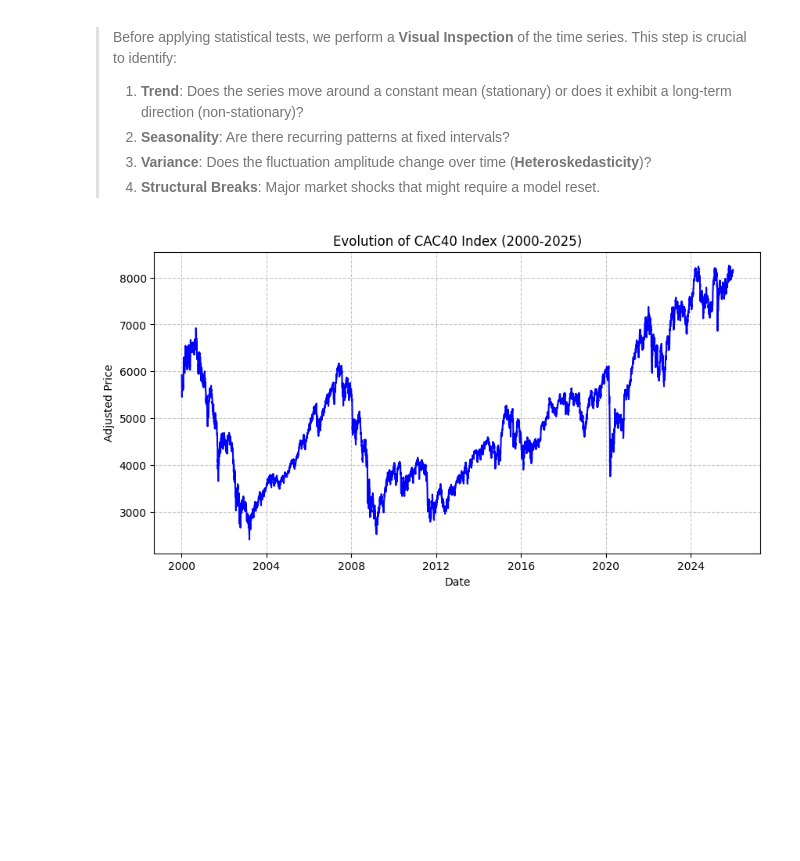
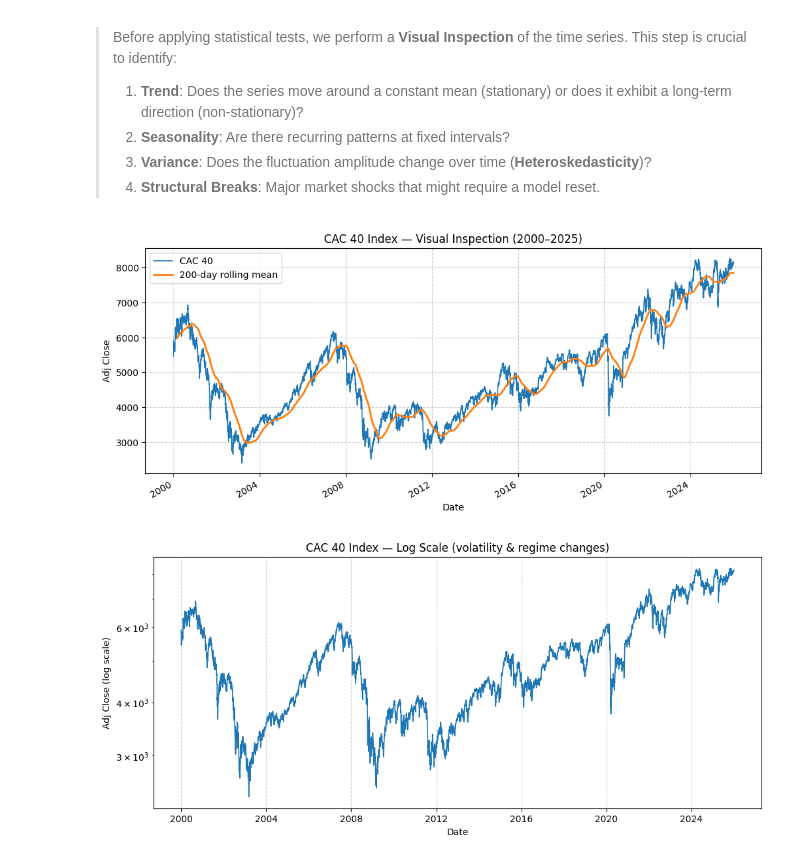
Before and after one commit to horrorin/trading-lab, a Jupyter notebook: notebooks/00_analysis/00_CAC40.ipynb, the cells around one changed output. Cells and saved outputs as stored; diff of their text form; code cells hidden in the pictures; blank space fills up the shorter version.

```diff
--- a/notebooks/00_analysis/00_CAC40.ipynb
+++ b/notebooks/00_analysis/00_CAC40.ipynb
@@ -107,21 +144,52 @@ Name: Close, dtype: float64
 >
 >
 # %%
-# Initialize a high-resolution plot for visual inspection
-plt.figure(figsize=(10, 5))
+# =============================================================================
+# Exploratory Data Analysis — Visual Inspection (Level 1)
+# =============================================================================
+# Objectives:
+# 1) Detect long-term trend (stationarity vs. drift)
+# 2) Identify potential structural breaks or crisis periods
+# 3) Assess volatility clustering (heteroskedasticity)
+# =============================================================================
 
-# Plot the index price over time to detect trends and volatility clusters
-plt.plot(cac40.index, cac40, color='blue', linewidth=1.5)
+# Prefer Adj Close if available, otherwise fallback to Close
+price_col = "Adj Close" if "Adj Close" in data.columns else "Close"
+cac40 = data[price_col].loc[:end_date]
 
-# Add descriptive metadata for the plot
-plt.title('Evolution of CAC40 Index (2000-2025)')
-plt.xlabel('Date')
-plt.ylabel('Adjusted Price')
+# Quick sanity preview
+cac40.head()
 
-# Enable grid for better estimation of price levels and time periods
-plt.grid(True, linestyle='--', alpha=0.7)
+# -----------------------------------------------------------------------------
+# Plot 1 — Raw price series (linear scale)
+# -----------------------------------------------------------------------------
+plt.plot(cac40.index, cac40, linewidth=1.2, label="CAC 40")
 
-# Render the plot
+# Add a long-term smoothing to visualize trend (200-day rolling mean)
+cac40.rolling(window=200, min_periods=50).mean().plot(
+    linewidth=2.0, label="200-day rolling mean"
+)
+
+plt.title("CAC 40 Index — Visual Inspection (2000–2025)")
+plt.xlabel("Date")
+plt.ylabel(f"{price_col}")
+plt.grid(True, linestyle="--", alpha=0.6)
+plt.legend(loc="upper left")
+
 plt.show()
+
+# -----------------------------------------------------------------------------
+# Plot 2 — Log scale (better for volatility / multiplicative dynamics)
+# -----------------------------------------------------------------------------
+plt.plot(cac40.index, cac40, linewidth=1.2)
+plt.yscale("log")  # Important for financial time series
+
+plt.title("CAC 40 Index — Log Scale (volatility & regime changes)")
+plt.xlabel("Date")
+plt.ylabel(f"{price_col} (log scale)")
+plt.grid(True, linestyle="--", alpha=0.6)
+
+plt.show()
 # %% [output]
-[figure, old version]
+[figure, new version]
+[figure, added]
```
Also changed, not shown: parts of 38 cells of this notebook, 1 other file.
